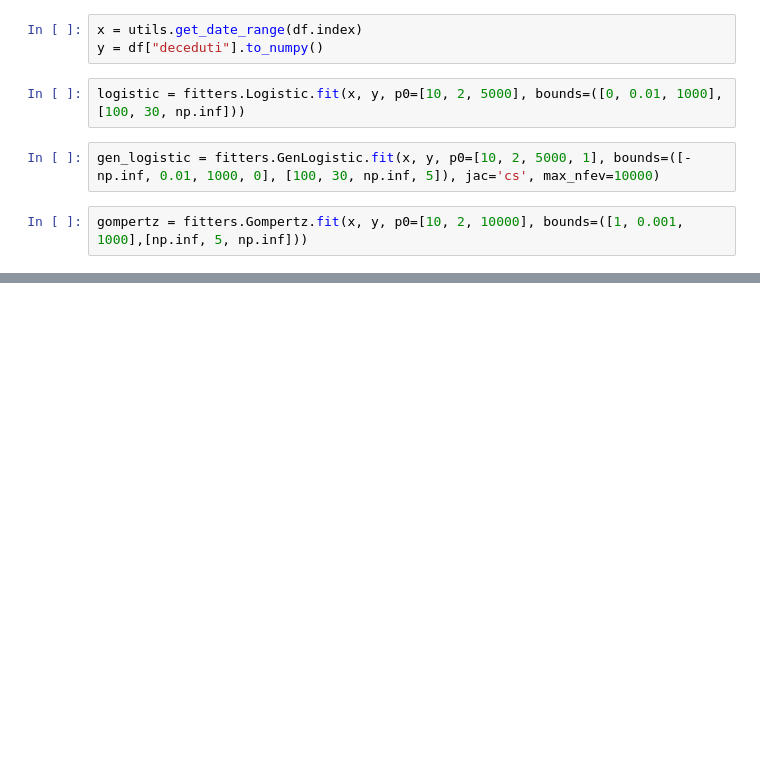
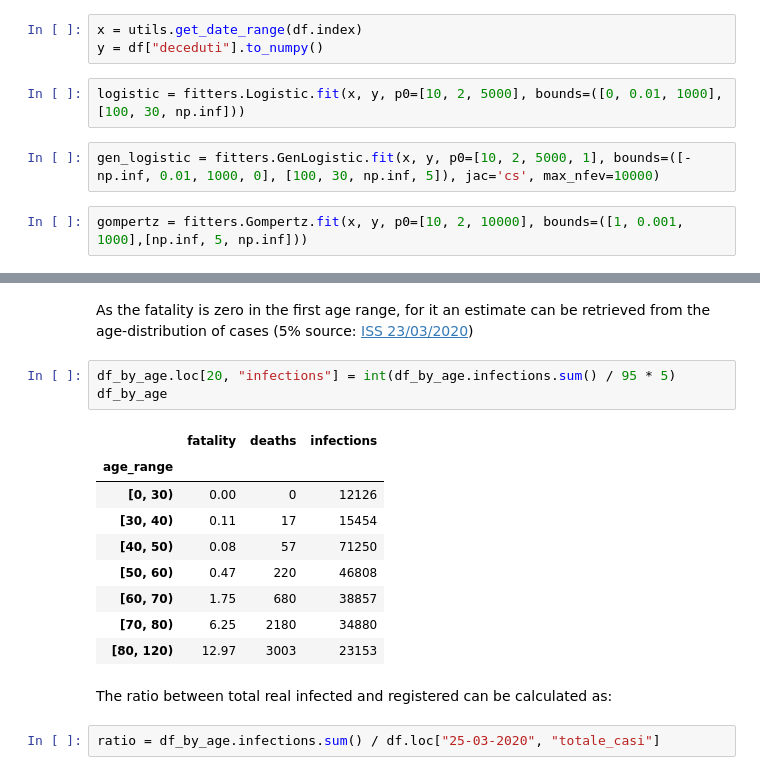
Before and after one commit to GuidoBallabio/COVID-19, a Jupyter notebook: National Trend.ipynb, the cells around one changed output, grey strips where cells are left out. Saved outputs shown, nothing was run; the diff lists cells and outputs as text; blank space fills up the shorter version.

```diff
--- a/National Trend.ipynb
+++ b/National Trend.ipynb
@@ -142,0 +180,19 @@ Plateau: 66702
+# %% [markdown]
+As the fatality is zero in the first age range, for it an estimate can be retrieved from the age-distribution of cases (5% source: [ISS 23/03/2020](https://www.epicentro.iss.it/coronavirus/bollettino/Bollettino-sorveglianza-integrata-COVID-19_23-marzo%202020.pdf))
+# %%
+df_by_age.loc[20, "infections"] = int(df_by_age.infections.sum() / 95 * 5)
+df_by_age
+# %% [output]
+|  | fatality | deaths | infections |
+| age_range |  |  |  |
+| [0, 30) | 0.00 | 0 | 12126 |
+| [30, 40) | 0.11 | 17 | 15454 |
+| [40, 50) | 0.08 | 57 | 71250 |
+| [50, 60) | 0.47 | 220 | 46808 |
+| [60, 70) | 1.75 | 680 | 38857 |
+| [70, 80) | 6.25 | 2180 | 34880 |
+| [80, 120) | 12.97 | 3003 | 23153 |
+# %% [markdown]
+The ratio between total real infected and registered can be calculated as:
+# %%
+ratio = df_by_age.infections.sum() / df.loc["25-03-2020", "totale_casi"]
```
Also changed, not shown: parts of 12 cells of this notebook.
